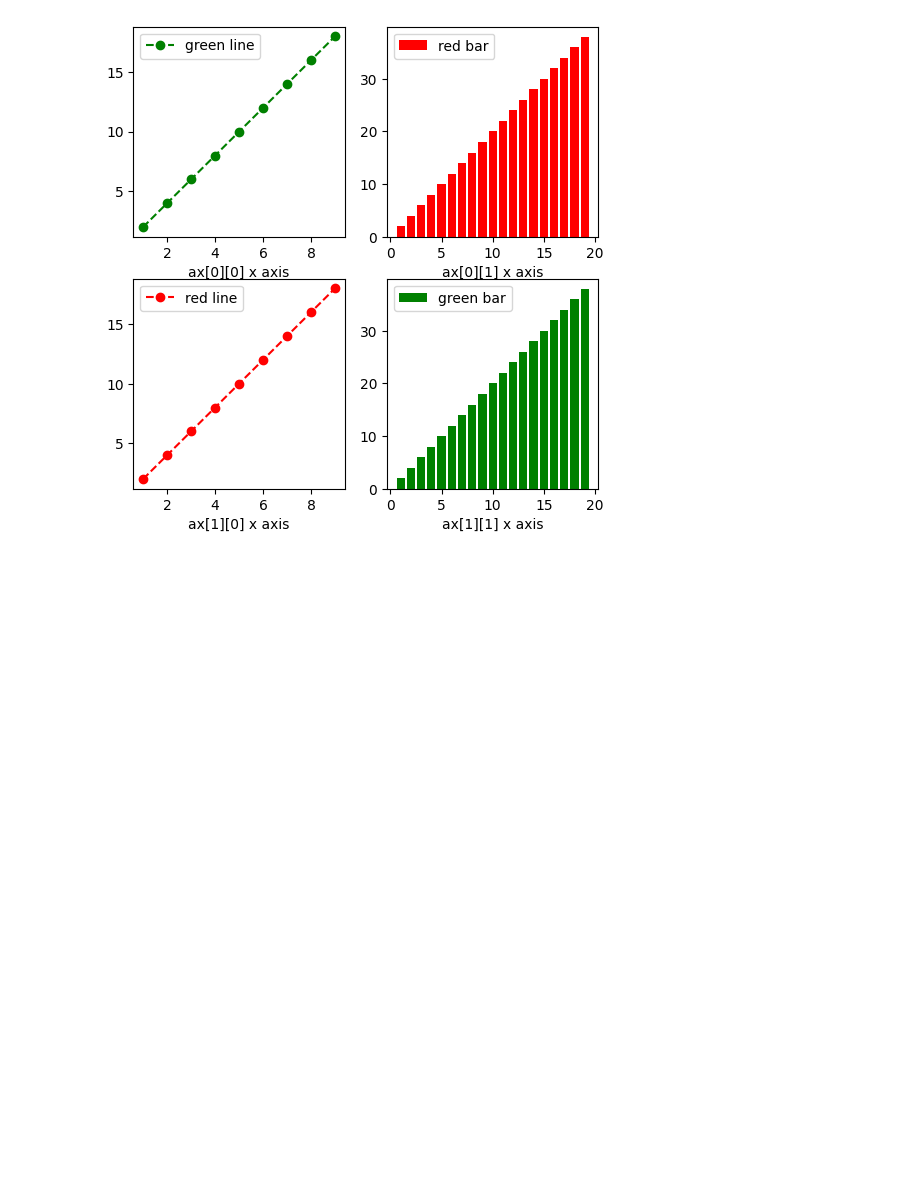
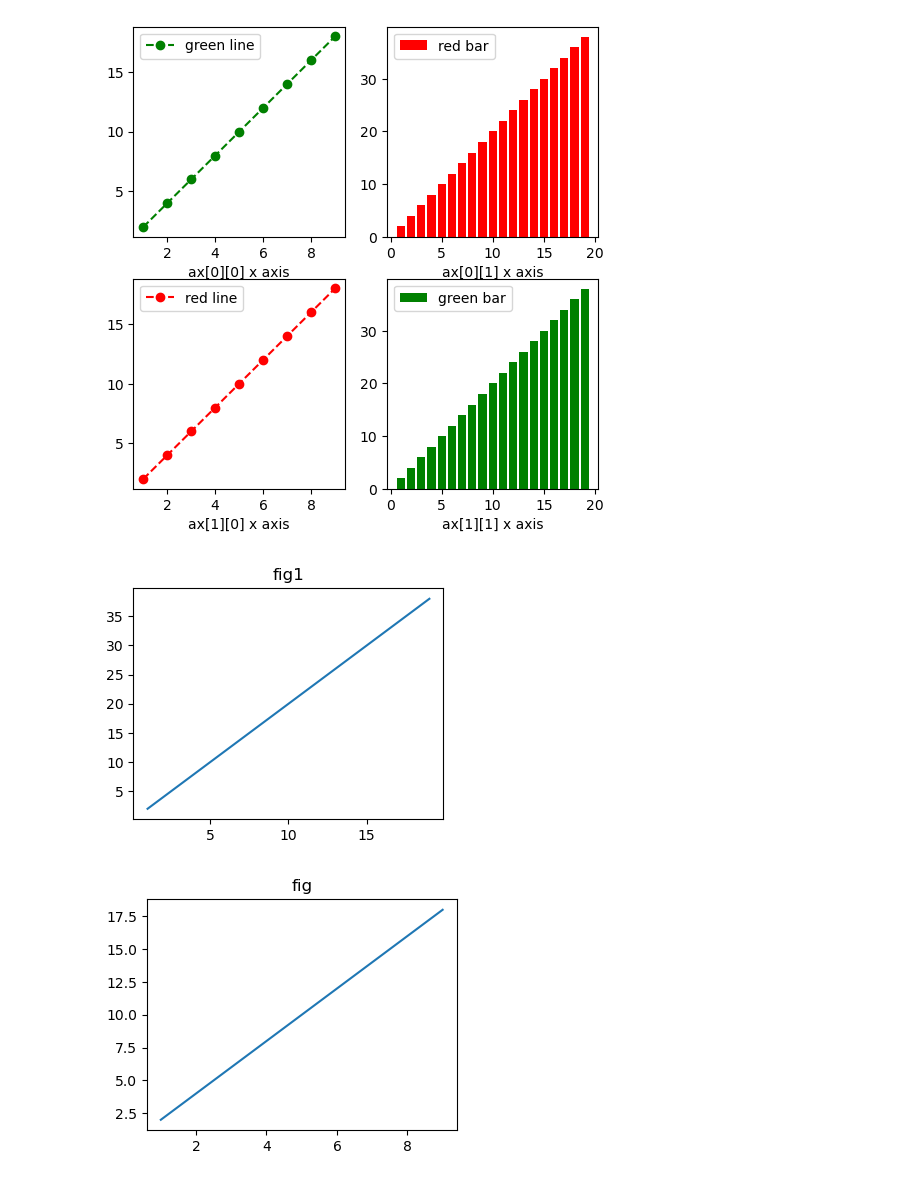
Before and after one commit to hyunyoungDA/nvidia-course, a Jupyter notebook: week1/day3/visualize1.ipynb, the cells around one changed output. Drawn from its saved outputs; the diff is of its cells as text; code cells hidden in the pictures; blank space fills up the shorter version.

```diff
--- a/week1/day3/visualize1.ipynb
+++ b/week1/day3/visualize1.ipynb
@@ -158,3 +180,16 @@ ax[1][1].legend()
 plt.show()
 # %% [output]
 [figure]
+# %%
+fig1 = plt.figure(1, figsize = (4,3))
+plt.plot(x_value_02, y_value_02, label = "A")
+plt.title("fig1")
+
+fig2 = plt.figure(2, figsize = (4,3))
+plt.plot(x_value_01, y_value_01)
+plt.title("fig")
+
+plt.show()
+# %% [output]
+[figure, added]
+[figure, added]
```
Also changed, not shown: parts of 17 cells of this notebook, 4 other files.
